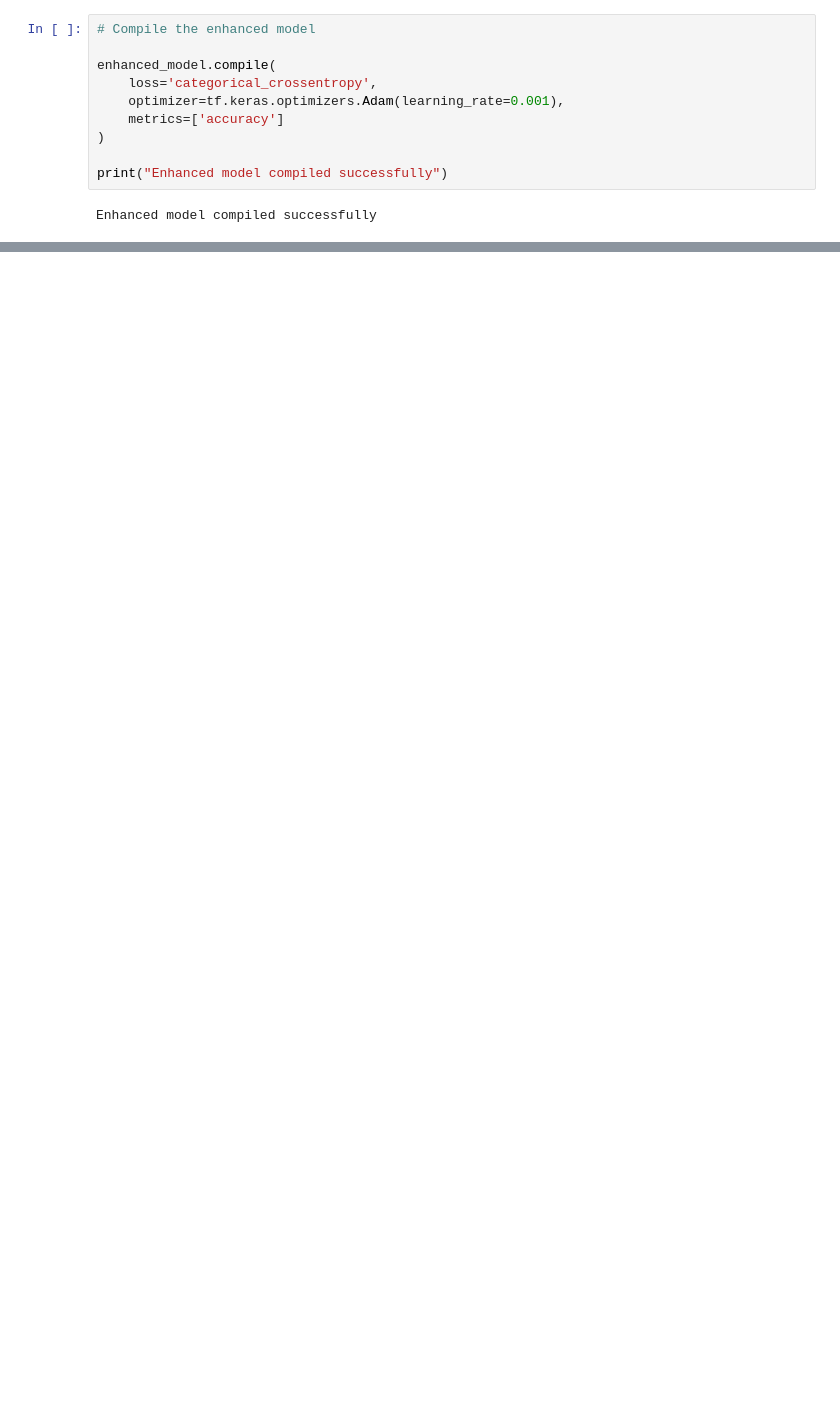
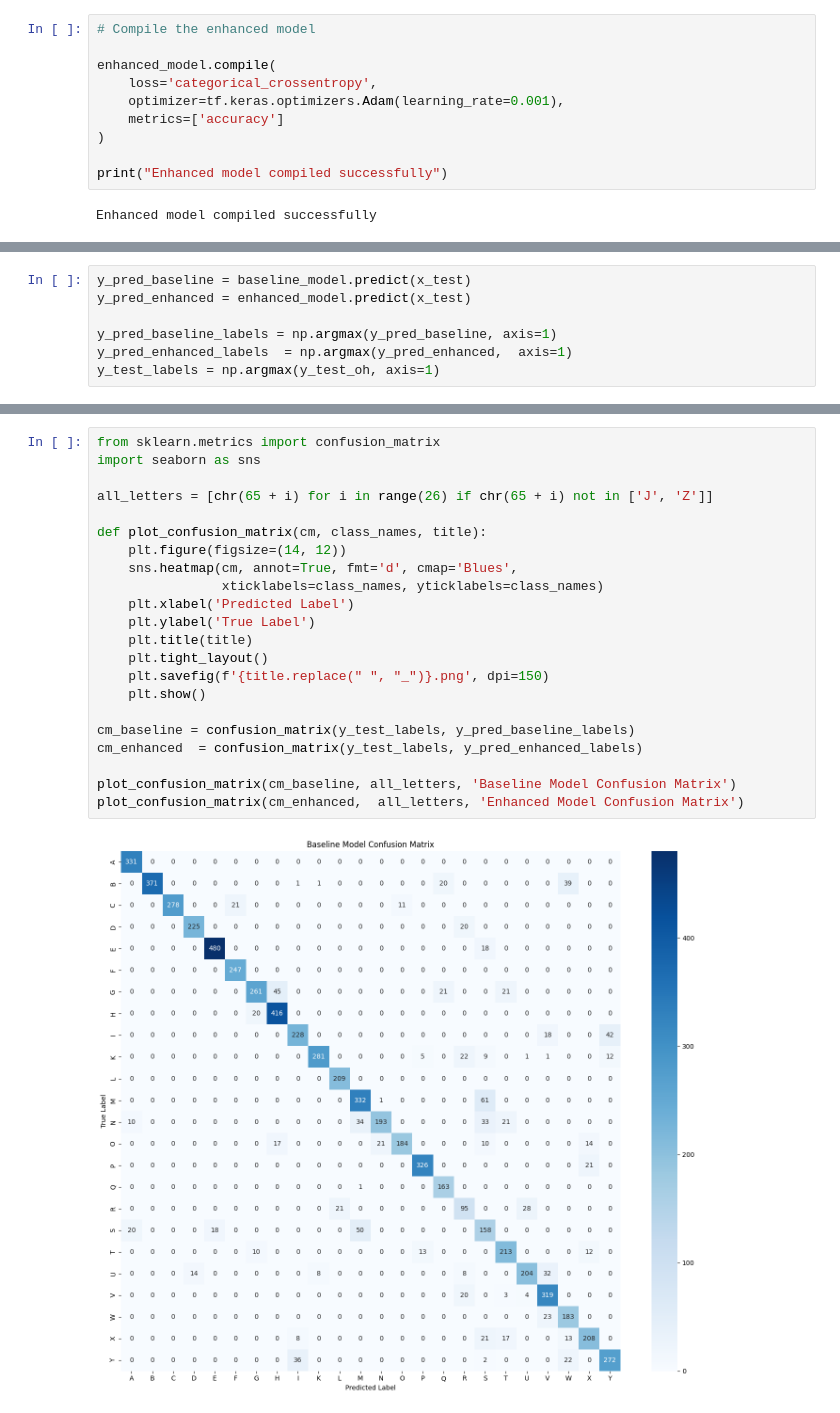
Before and after one commit to katydixonx/CSCU9M6_Assignment, a Jupyter notebook: CSCU9M6_Assignment.ipynb, the cells around one changed output, grey strips where cells are left out. Saved outputs shown, nothing was run; the diff lists cells and outputs as text; blank space fills up the shorter version.

```diff
--- a/CSCU9M6_Assignment.ipynb
+++ b/CSCU9M6_Assignment.ipynb
@@ -403,0 +511,7 @@ Model: "sequential_1"
+# %%
+y_pred_baseline = baseline_model.predict(x_test)
+y_pred_enhanced = enhanced_model.predict(x_test)
+
+y_pred_baseline_labels = np.argmax(y_pred_baseline, axis=1)
+y_pred_enhanced_labels  = np.argmax(y_pred_enhanced,  axis=1)
+y_test_labels = np.argmax(y_test_oh, axis=1)
@@ -403,0 +521,24 @@ Model: "sequential_1"
+# %%
+from sklearn.metrics import confusion_matrix
+import seaborn as sns
+
+all_letters = [chr(65 + i) for i in range(26) if chr(65 + i) not in ['J', 'Z']]
+
+def plot_confusion_matrix(cm, class_names, title):
+    plt.figure(figsize=(14, 12))
+    sns.heatmap(cm, annot=True, fmt='d', cmap='Blues',
+                xticklabels=class_names, yticklabels=class_names)
+    plt.xlabel('Predicted Label')
+    plt.ylabel('True Label')
+    plt.title(title)
+    plt.tight_layout()
+    plt.savefig(f'{title.replace(" ", "_")}.png', dpi=150)
+    plt.show()
+
+cm_baseline = confusion_matrix(y_test_labels, y_pred_baseline_labels)
+cm_enhanced  = confusion_matrix(y_test_labels, y_pred_enhanced_labels)
+
+plot_confusion_matrix(cm_baseline, all_letters, 'Baseline Model Confusion Matrix')
+plot_confusion_matrix(cm_enhanced,  all_letters, 'Enhanced Model Confusion Matrix')
+# %% [output]
+[figure, added]
```
Also changed, not shown: parts of 19 cells of this notebook.
